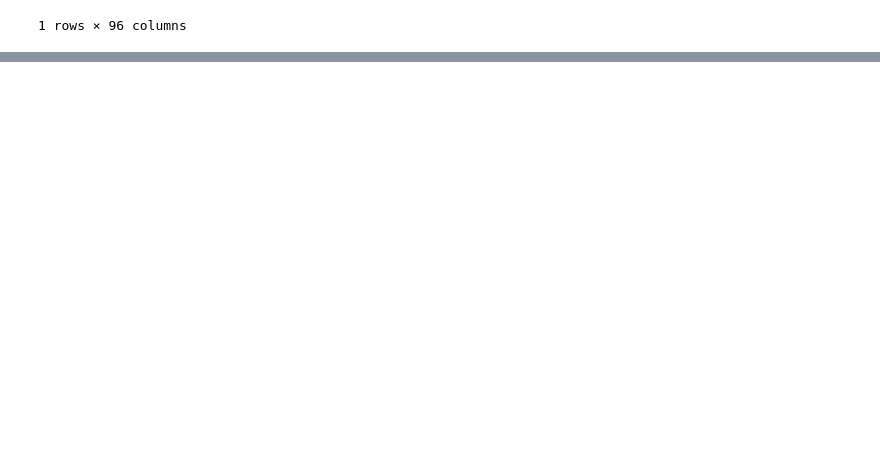
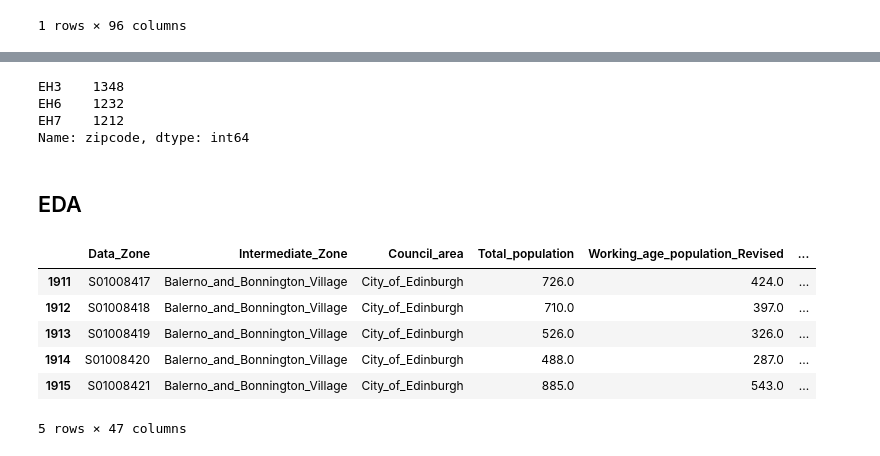
Before and after one commit to juanginzo/hackaton_generation_rent, a Jupyter notebook: juan_eda.ipynb, the cells around one changed output, grey strips where cells are left out. Drawn from its saved outputs; the diff is of its cells as text; code cells hidden in the pictures; blank space fills up the shorter version.

Commit message:
deprivation data

```diff
--- a/juan_eda.ipynb
+++ b/juan_eda.ipynb
@@ -132,0 +116,21 @@ name
+# %%
+listings2['zipcode'].map(lambda x: str(x).split(' ')[0]).value_counts()[:3]
+# %% [output]
+EH3    1348
+EH6    1232
+EH7    1212
+Name: zipcode, dtype: int64
+# %% [markdown]
+## EDA
+# %%
+df = pd.read_csv('simd2016_withinds.csv')
+deprivation = df[df['Council_area'] == 'City_of_Edinburgh']
+deprivation.head()
+# %% [output]
+|  | Data_Zone | Intermediate_Zone | Council_area | Total_population | Working_age_population_Revised | ... |
+| 1911 | S01008417 | Balerno_and_Bonnington_Village | City_of_Edinburgh | 726.0 | 424.0 | ... |
+| 1912 | S01008418 | Balerno_and_Bonnington_Village | City_of_Edinburgh | 710.0 | 397.0 | ... |
+| 1913 | S01008419 | Balerno_and_Bonnington_Village | City_of_Edinburgh | 526.0 | 326.0 | ... |
+| 1914 | S01008420 | Balerno_and_Bonnington_Village | City_of_Edinburgh | 488.0 | 287.0 | ... |
+| 1915 | S01008421 | Balerno_and_Bonnington_Village | City_of_Edinburgh | 885.0 | 543.0 | ... |
+5 rows × 47 columns
```
Also changed, not shown: parts of 11 cells of this notebook, 3 other files.
